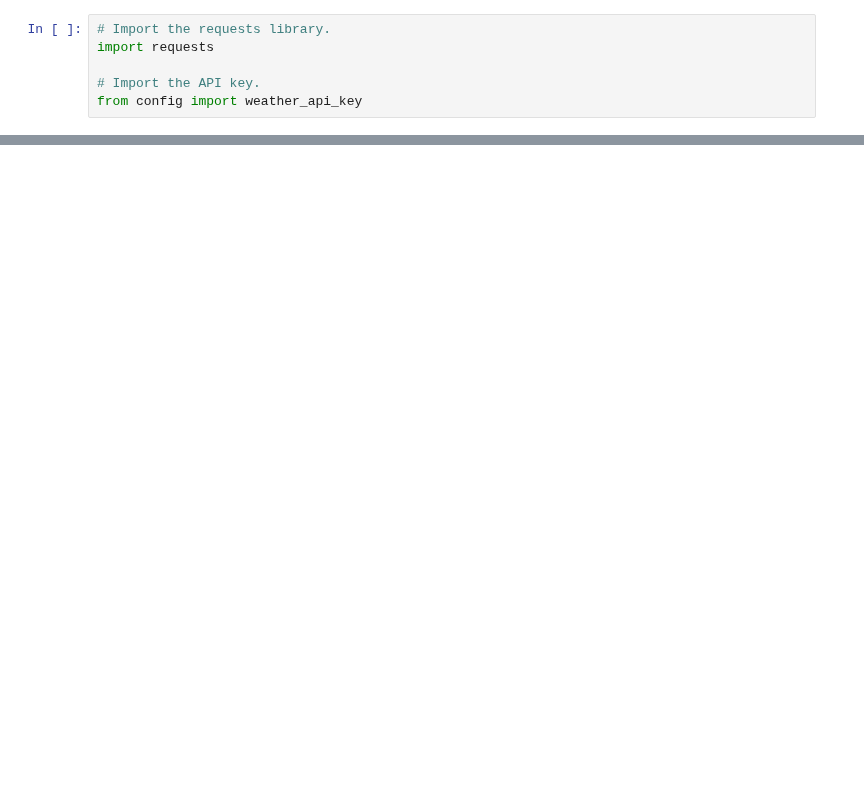
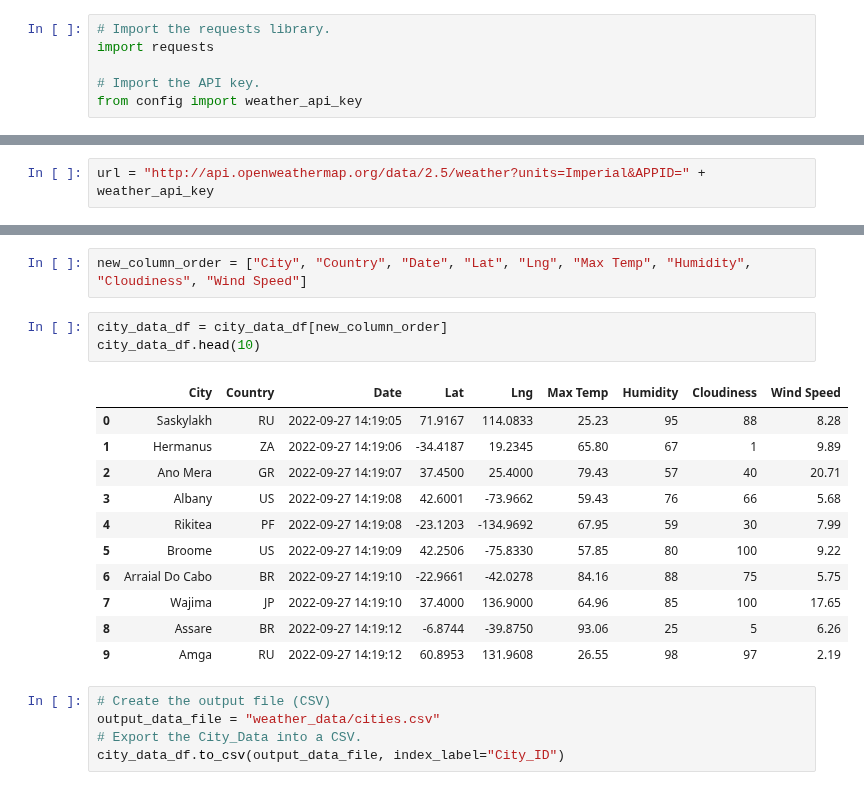
Before and after one commit to mrma2318/World_Weather_Analysis, a Jupyter notebook: WeatherPy.ipynb, the cells around one changed output, grey strips where cells are left out. Saved outputs shown, nothing was run; the diff lists cells and outputs as text; blank space fills up the shorter version.

Commit message:
Adding WeatherPy file.

```diff
--- a/WeatherPy.ipynb
+++ b/WeatherPy.ipynb
@@ -189,0 +68,2 @@ city_data_df.to_csv(output_data_file, index_labels="City_ID")
+# %%
+url = "http://api.openweathermap.org/data/2.5/weather?units=Imperial&APPID=" + weather_api_key
@@ -189,0 +179,22 @@ city_data_df.to_csv(output_data_file, index_labels="City_ID")
+# %%
+new_column_order = ["City", "Country", "Date", "Lat", "Lng", "Max Temp", "Humidity", "Cloudiness", "Wind Speed"]
+# %%
+city_data_df = city_data_df[new_column_order]
+city_data_df.head(10)
+# %% [output]
+|  | City | Country | Date | Lat | Lng | Max Temp | Humidity | Cloudiness | Wind Speed |
+| 0 | Saskylakh | RU | 2022-09-27 14:19:05 | 71.9167 | 114.0833 | 25.23 | 95 | 88 | 8.28 |
+| 1 | Hermanus | ZA | 2022-09-27 14:19:06 | -34.4187 | 19.2345 | 65.80 | 67 | 1 | 9.89 |
+| 2 | Ano Mera | GR | 2022-09-27 14:19:07 | 37.4500 | 25.4000 | 79.43 | 57 | 40 | 20.71 |
+| 3 | Albany | US | 2022-09-27 14:19:08 | 42.6001 | -73.9662 | 59.43 | 76 | 66 | 5.68 |
+| 4 | Rikitea | PF | 2022-09-27 14:19:08 | -23.1203 | -134.9692 | 67.95 | 59 | 30 | 7.99 |
+| 5 | Broome | US | 2022-09-27 14:19:09 | 42.2506 | -75.8330 | 57.85 | 80 | 100 | 9.22 |
+| 6 | Arraial Do Cabo | BR | 2022-09-27 14:19:10 | -22.9661 | -42.0278 | 84.16 | 88 | 75 | 5.75 |
+| 7 | Wajima | JP | 2022-09-27 14:19:10 | 37.4000 | 136.9000 | 64.96 | 85 | 100 | 17.65 |
+| 8 | Assare | BR | 2022-09-27 14:19:12 | -6.8744 | -39.8750 | 93.06 | 25 | 5 | 6.26 |
+| 9 | Amga | RU | 2022-09-27 14:19:12 | 60.8953 | 131.9608 | 26.55 | 98 | 97 | 2.19 |
+# %%
+# Create the output file (CSV)
+output_data_file = "weather_data/cities.csv"
+# Export the City_Data into a CSV.
+city_data_df.to_csv(output_data_file, index_label="City_ID")
```
Also changed, not shown: parts of 11 cells of this notebook.
